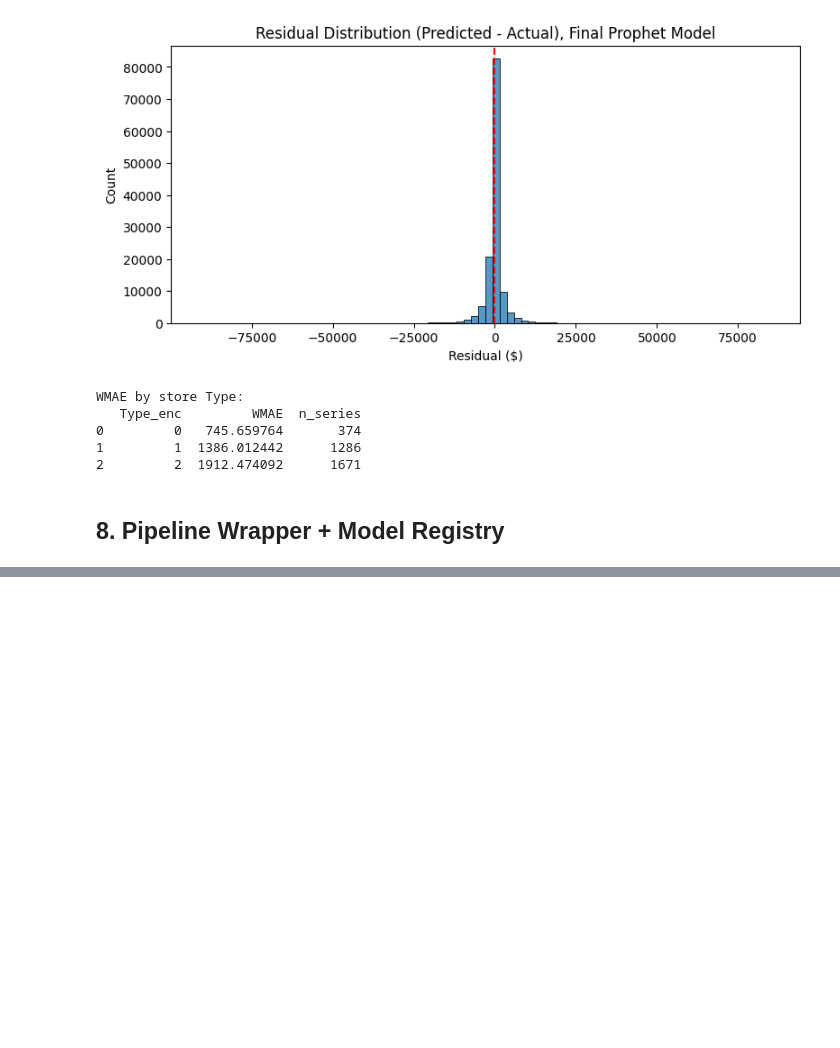
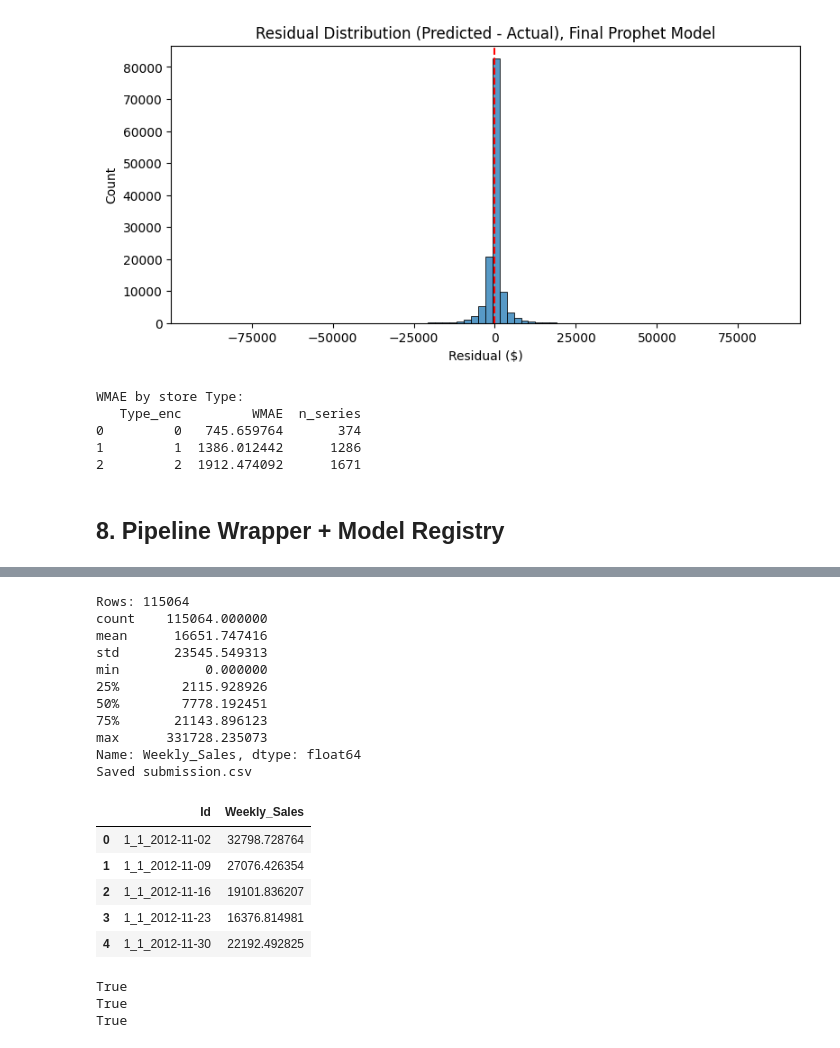
Before and after one commit to EleneJobava/walmart-sales-forecasting, a Jupyter notebook: model_experiment_Prophet.ipynb, the cells around one changed output, grey strips where cells are left out. Cells and saved outputs as stored; diff of their text form; code cells hidden in the pictures; blank space fills up the shorter version.

```diff
--- a/model_experiment_Prophet.ipynb
+++ b/model_experiment_Prophet.ipynb
@@ -859,0 +936,47 @@ Prophet pipeline logged (not registered — will register only the best architec
+# %%
+# Format and save the Kaggle submission file
+
+sub = test_predictions.copy()
+sub['Id'] = (
+    sub['Store'].astype(str) + '_' +
+    sub['Dept'].astype(str) + '_' +
+    sub['Date'].dt.strftime('%Y-%m-%d')
+)
+sub = sub.rename(columns={'Weekly_Sales_Pred': 'Weekly_Sales'})[['Id', 'Weekly_Sales']]
+
+# Sanity checks before you submit
+assert sub['Id'].is_unique, "Duplicate Ids in submission"
+assert len(sub) == len(test_fe), f"Row count mismatch: {len(sub)} vs {len(test_fe)}"
+assert sub['Weekly_Sales'].isnull().sum() == 0, "Nulls in Weekly_Sales predictions"
+print("Rows:", len(sub))
+print(sub['Weekly_Sales'].describe())
+
+sub.to_csv('submission.csv', index=False)
+print("Saved submission.csv")
+sub.head()
+# %% [output]
+Rows: 115064
+count    115064.000000
+mean      16651.747416
+std       23545.549313
+min           0.000000
+25%        2115.928926
+50%        7778.192451
+75%       21143.896123
+max      331728.235073
+Name: Weekly_Sales, dtype: float64
+Saved submission.csv
+|  | Id | Weekly_Sales |
+| 0 | 1_1_2012-11-02 | 32798.728764 |
+| 1 | 1_1_2012-11-09 | 27076.426354 |
+| 2 | 1_1_2012-11-16 | 19101.836207 |
+| 3 | 1_1_2012-11-23 | 16376.814981 |
+| 4 | 1_1_2012-11-30 | 22192.492825 |
+# %%
+print('test_predictions' in dir())
+print('sub' in dir())
+print('test_fe' in dir())
+# %% [output]
+True
+True
+True
```
Also changed, not shown: parts of 17 cells of this notebook.
